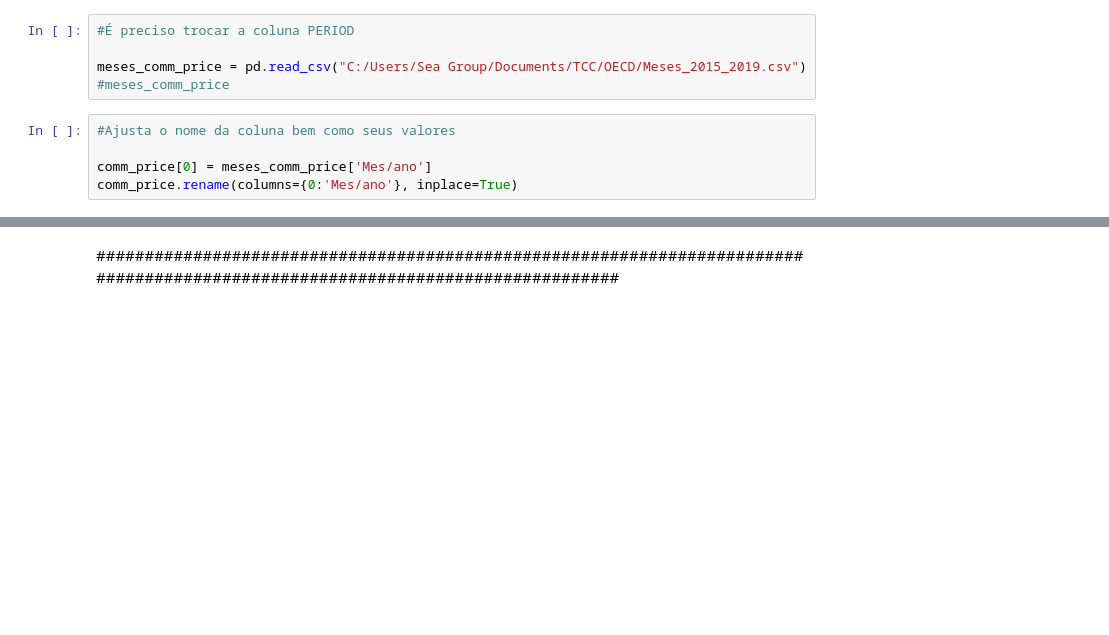
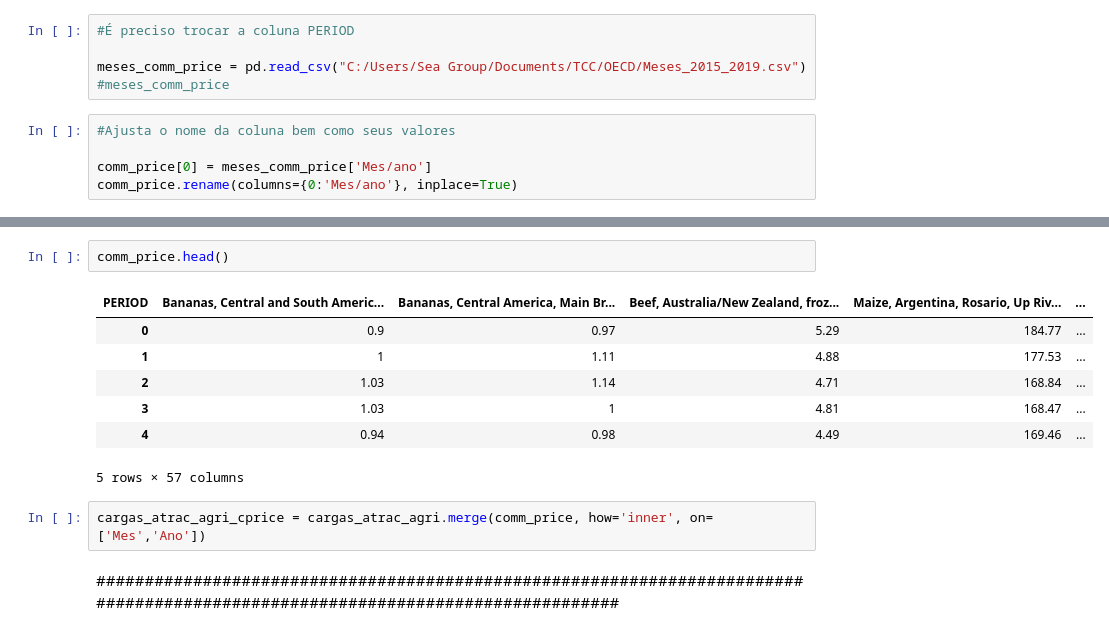
Before and after one commit to matheusmvinhas/TCC, a Jupyter notebook: TCC_v2_03_11_2021.ipynb, the cells around one changed output, grey strips where cells are left out. Drawn from its saved outputs; the diff is of its cells as text; blank space fills up the shorter version.

Commit message:
Merges até a tabela PIB

```diff
--- a/TCC_v2_03_11_2021.ipynb
+++ b/TCC_v2_03_11_2021.ipynb
@@ -439,3 +410,15 @@ comm_price
+# %%
+comm_price.head()
+# %% [output]
+| PERIOD | Bananas, Central and South Americ... | Bananas, Central America, Main Br... | Beef, Australia/New Zealand, froz... | Maize, Argentina, Rosario, Up Riv... | ... |
+| 0 | 0.9 | 0.97 | 5.29 | 184.77 | ... |
+| 1 | 1 | 1.11 | 4.88 | 177.53 | ... |
+| 2 | 1.03 | 1.14 | 4.71 | 168.84 | ... |
+| 3 | 1.03 | 1 | 4.81 | 168.47 | ... |
+| 4 | 0.94 | 0.98 | 4.49 | 169.46 | ... |
+5 rows × 57 columns
+# %%
+cargas_atrac_agri_cprice = cargas_atrac_agri.merge(comm_price, how='inner', on=['Mes','Ano'])
 # %% [markdown]
 ###############################################################################################################################
 # %% [markdown]
```
Also changed, not shown: parts of 35 cells of this notebook.
